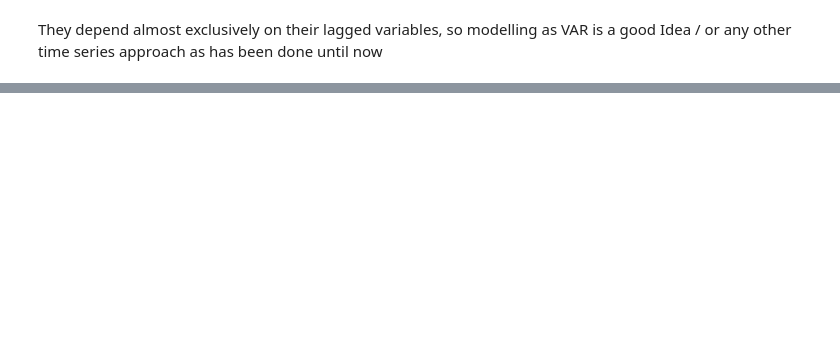
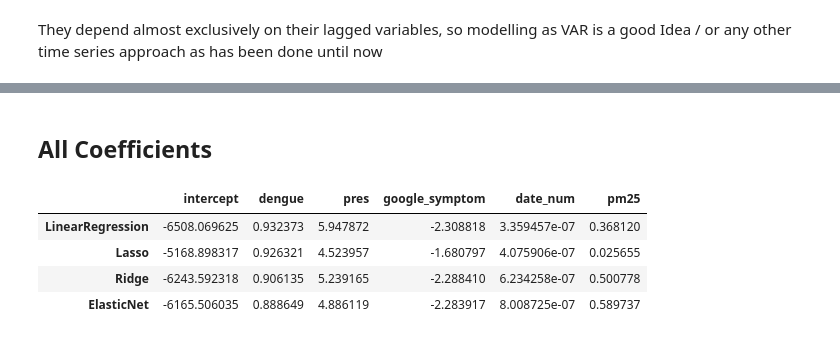
Before and after one commit to danielgvb/thesis, a Jupyter notebook: modelling/09.3_Multivariate_epidemics_clean.ipynb, the cells around one changed output, grey strips where cells are left out. Saved outputs shown, nothing was run; the diff lists cells and outputs as text; code cells hidden in the pictures; blank space fills up the shorter version.

```diff
--- a/modelling/09.3_Multivariate_epidemics_clean.ipynb
+++ b/modelling/09.3_Multivariate_epidemics_clean.ipynb
@@ -1295,0 +1678,36 @@ They depend almost exclusively on their lagged variables, so modelling as VAR is
+# %%
+# 1. Extract scaler and fitted ElasticNetCV model
+scaler_enet = enet_pipe.named_steps["scaler"]
+model_enet  = enet_pipe.named_steps["model"]
+
+# 2. Get the scaled-space coefficients + intercept
+beta_scaled_enet      = model_enet.coef_        # shape: (n_features,)
+intercept_scaled_enet = model_enet.intercept_   # scalar
+
+# 3. Grab scaler parameters
+means_enet  = scaler_enet.mean_    # shape: (n_features,)
+scales_enet = scaler_enet.scale_   # shape: (n_features,)
+
+# 4. Un-scale the feature coefficients
+beta_orig_enet = beta_scaled_enet / scales_enet
+
+# 5. Compute the original-scale intercept
+intercept_orig_enet = (
+    intercept_scaled_enet
+    - np.dot(beta_scaled_enet, means_enet / scales_enet)
+)
+
+# 6A. As a NumPy array (intercept first)
+coefs_with_intercept_enet_orig = np.concatenate(
+    [[intercept_orig_enet], beta_orig_enet]
+)
+print("ElasticNet (original scale) – intercept first:", coefs_with_intercept_enet_orig)
+
+# 6B. As a pandas Series with named index
+feature_names = X_train.columns.tolist()
+coefs_series_enet_orig = pd.Series(
+    data=coefs_with_intercept_enet_orig,
+    index=["intercept"] + feature_names,
+    name="elasticnet_orig_scale"
+)
+print(coefs_series_enet_orig)
@@ -1295,0 +1724,17 @@ They depend almost exclusively on their lagged variables, so modelling as VAR is
+# %% [markdown]
+## All Coefficients
+# %%
+# join all coefficients into a single DataFrame
+coef_df = pd.DataFrame({
+    "LinearRegression":       coef_series,
+    "Lasso":     coefs_series_lasso_orig,
+    "Ridge":     coefs_series_ridge_orig,
+    "ElasticNet": coefs_series_enet_orig
+}).T
+coef_df
+# %% [output]
+|  | intercept | dengue | pres | google_symptom | date_num | pm25 |
+| LinearRegression | -6508.069625 | 0.932373 | 5.947872 | -2.308818 | 3.359457e-07 | 0.368120 |
+| Lasso | -5168.898317 | 0.926321 | 4.523957 | -1.680797 | 4.075906e-07 | 0.025655 |
+| Ridge | -6243.592318 | 0.906135 | 5.239165 | -2.288410 | 6.234258e-07 | 0.500778 |
+| ElasticNet | -6165.506035 | 0.888649 | 4.886119 | -2.283917 | 8.008725e-07 | 0.589737 |
```
Also changed, not shown: parts of 24 cells of this notebook, 2 other files.
